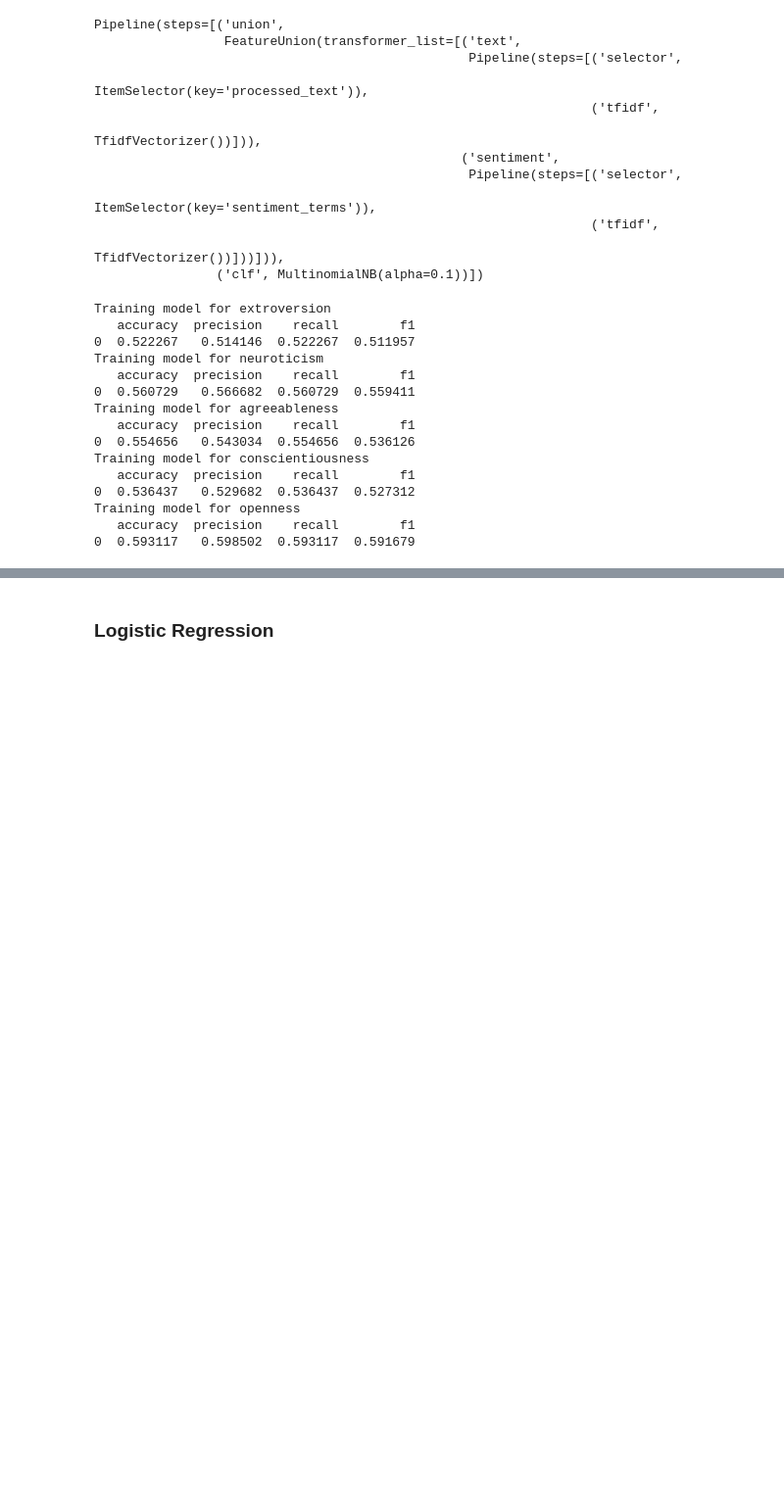
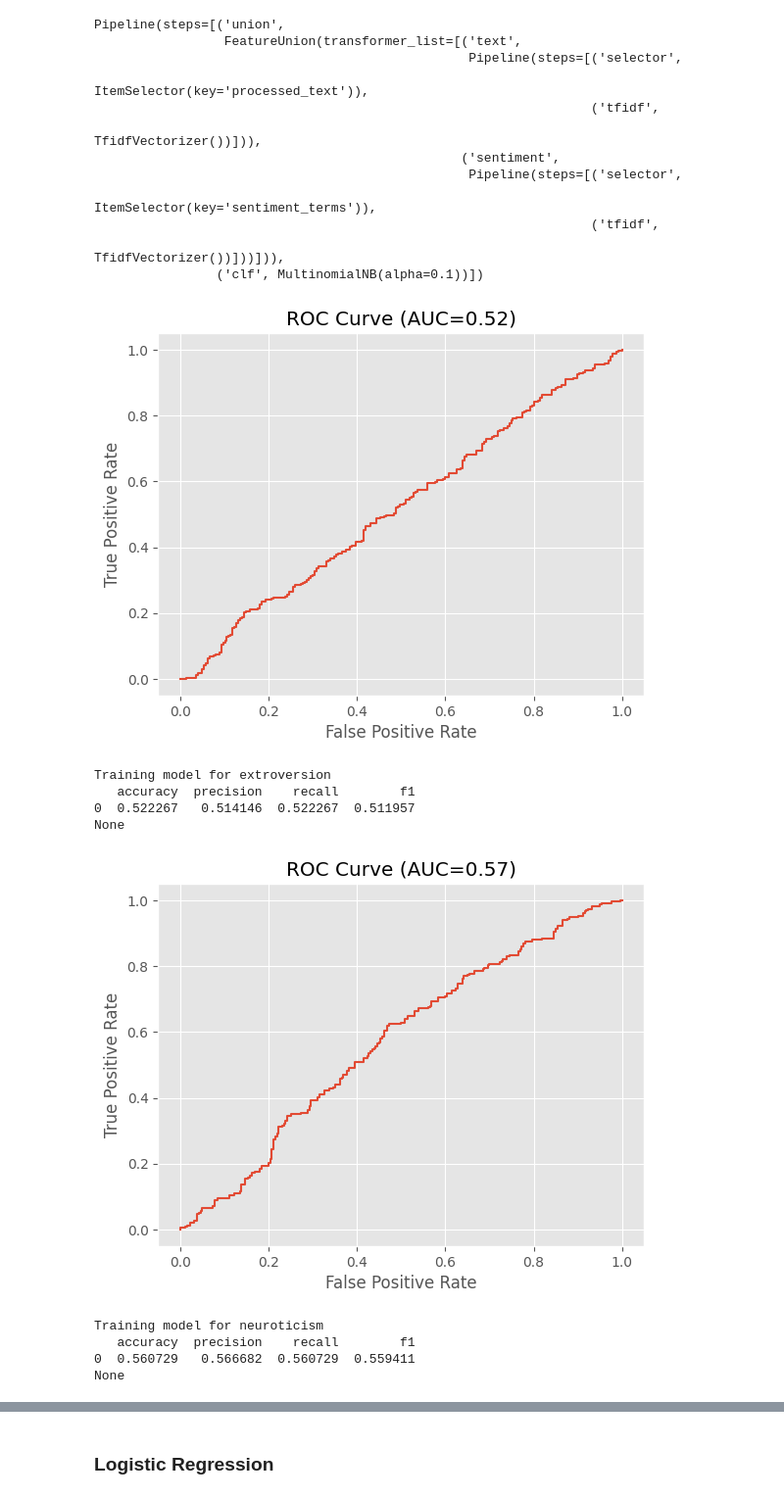
Before and after one commit to jessedoka/LCT, a Jupyter notebook: text_analysis.ipynb, the cells around one changed output, grey strips where cells are left out. Shown at 98% size. Cells and saved outputs as stored; diff of their text form; code cells hidden in the pictures; blank space fills up the shorter version.

```diff
--- a/text_analysis.ipynb
+++ b/text_analysis.ipynb
@@ -580,26 +640,22 @@ Pipeline(steps=[('union',
 # %%
 nb_models = []
 nb_metrics = []
 
 for t in traits:
-    model, metrics = train_model(df, t, pipe, None)
+    model, metrics, roc = train_model(df, t, pipe, None)
     print(f'Training model for {t}')
     print(metrics)
+    print(roc)
     nb_models.append((t, model))
     nb_metrics.append((t, metrics))
 # %% [output]
+[figure, added]
 Training model for extroversion
    accuracy  precision    recall        f1
 0  0.522267   0.514146  0.522267  0.511957
-Training model for neuroticism
-   accuracy  precision    recall        f1
-0  0.560729   0.566682  0.560729  0.559411
-Training model for agreeableness
-   accuracy  precision    recall        f1
-0  0.554656   0.543034  0.554656  0.536126
-Training model for conscientiousness
-   accuracy  precision    recall        f1
-0  0.536437   0.529682  0.536437  0.527312
-Training model for openness
-   accuracy  precision    recall        f1
-0  0.593117   0.598502  0.593117  0.591679
+None
+[figure, added]
+Training model for neuroticism
+   accuracy  precision    recall        f1
+0  0.560729   0.566682  0.560729  0.559411
+None
```
Also changed, not shown: parts of 38 cells of this notebook, 2 other files.
